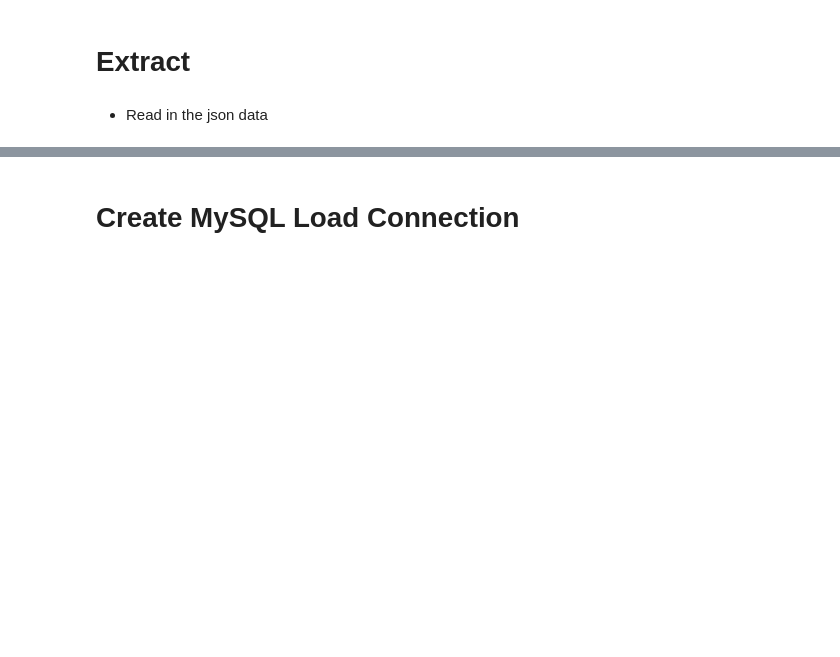
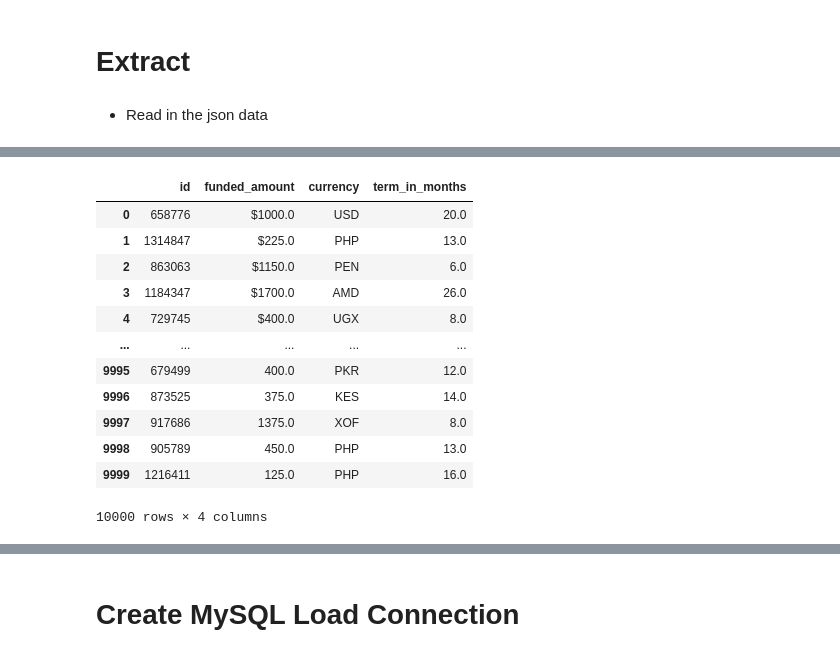
Before and after one commit to BrianArradondo/DS_Class_Assignments, a Jupyter notebook: Draft .ipynb, the cells around one changed output, grey strips where cells are left out. Drawn from its saved outputs; the diff is of its cells as text; code cells hidden in the pictures; blank space fills up the shorter version.

```diff
--- a/Draft .ipynb
+++ b/Draft .ipynb
@@ -29,0 +137,18 @@ jsondata["meta"]
+# %%
+# create financials dataframe
+financials = pd.DataFrame(jsondata["data"]["financials"])
+financials
+# %% [output]
+|  | id | funded_amount | currency | term_in_months |
+| 0 | 658776 | $1000.0 | USD | 20.0 |
+| 1 | 1314847 | $225.0 | PHP | 13.0 |
+| 2 | 863063 | $1150.0 | PEN | 6.0 |
+| 3 | 1184347 | $1700.0 | AMD | 26.0 |
+| 4 | 729745 | $400.0 | UGX | 8.0 |
+| ... | ... | ... | ... | ... |
+| 9995 | 679499 | 400.0 | PKR | 12.0 |
+| 9996 | 873525 | 375.0 | KES | 14.0 |
+| 9997 | 917686 | 1375.0 | XOF | 8.0 |
+| 9998 | 905789 | 450.0 | PHP | 13.0 |
+| 9999 | 1216411 | 125.0 | PHP | 16.0 |
+10000 rows × 4 columns
```
Also changed, not shown: parts of 33 cells of this notebook, 1 other file.
